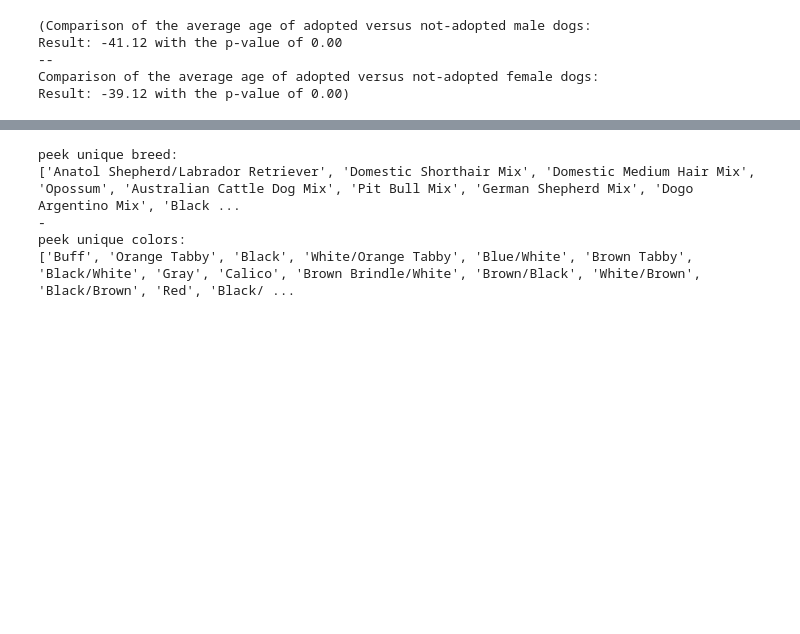
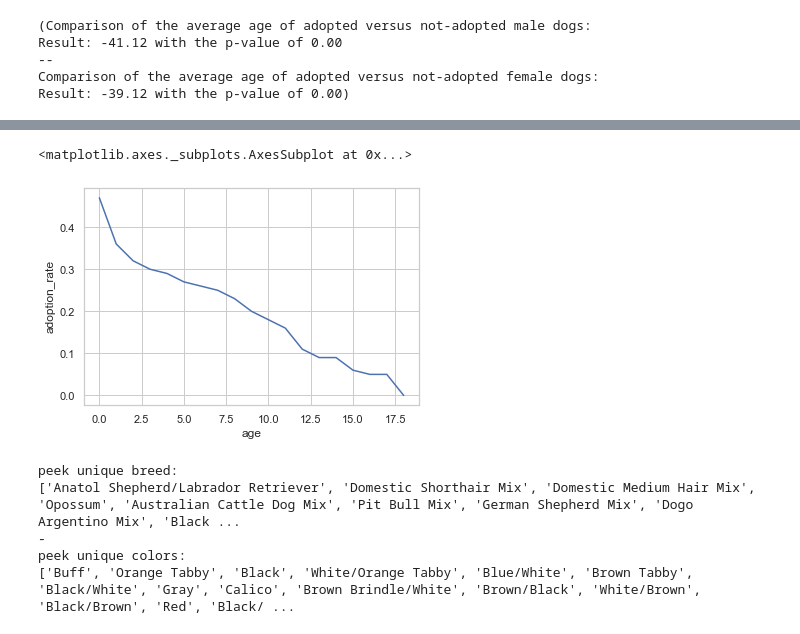
Before and after one commit to Jacqueline-A-Shay/Animal_Shelter, a Jupyter notebook: u.ipynb, the cells around one changed output, grey strips where cells are left out. Drawn from its saved outputs; the diff is of its cells as text; code cells hidden in the pictures; blank space fills up the shorter version.

```diff
--- a/u.ipynb
+++ b/u.ipynb
@@ -428,0 +431,20 @@ not adopted: 70.91
+# %%
+all_old = len(dog_df[dog_df.age_transformed > 2])
+adopted_old = len(dog_df[(dog_df.age_transformed > 2) & (dog_df.encode_outcome == "Adoption")])
+cal = adopted_old/all_old
+# %%
+age_at_adoption = []
+adoption_rate = []
+for age in range(1, (int(df.age_transformed.max()+1)), 365):
+    all_old = len(dog_df[dog_df.age_transformed > age])
+    adopted_old = len(dog_df[(dog_df.age_transformed > age) & (dog_df.encode_outcome == "Adoption")])
+    cal = adopted_old/all_old
+    age_at_adoption.append(int(age/365))
+    adoption_rate.append(round(cal, 2))
+    print("Age in year {} and relative adoption rate: {:.2f}%".format(age, cal*100))
+
+    if cal <= 0:
+        print("The time when adoption rate begin to go downhill...{:.2f}".format(age/365))
+        break
+    else:
+        continue
@@ -429,3 +472,9 @@ not adopted: 70.91
+# %%
+elbow = pd.DataFrame({'age': age_at_adoption, 'adoption_rate': adoption_rate})
+sns.lineplot(x="age", y="adoption_rate", data=elbow)
+# %% [output]
+<matplotlib.axes._subplots.AxesSubplot at 0x...>
+[figure, added]
 # %%
 # handle color and breed
 print(f"""
```
Also changed, not shown: parts of 3 cells of this notebook.
